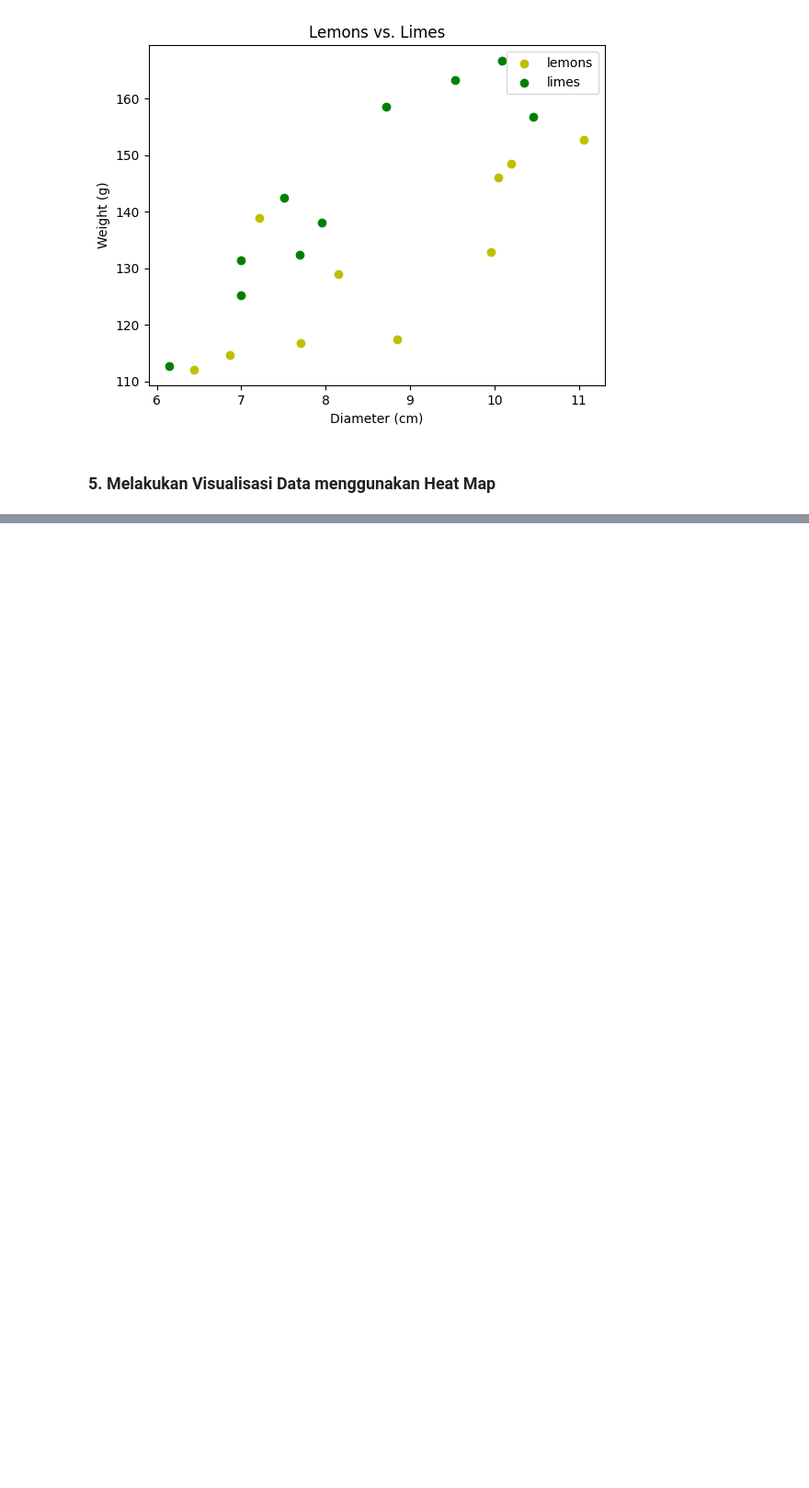
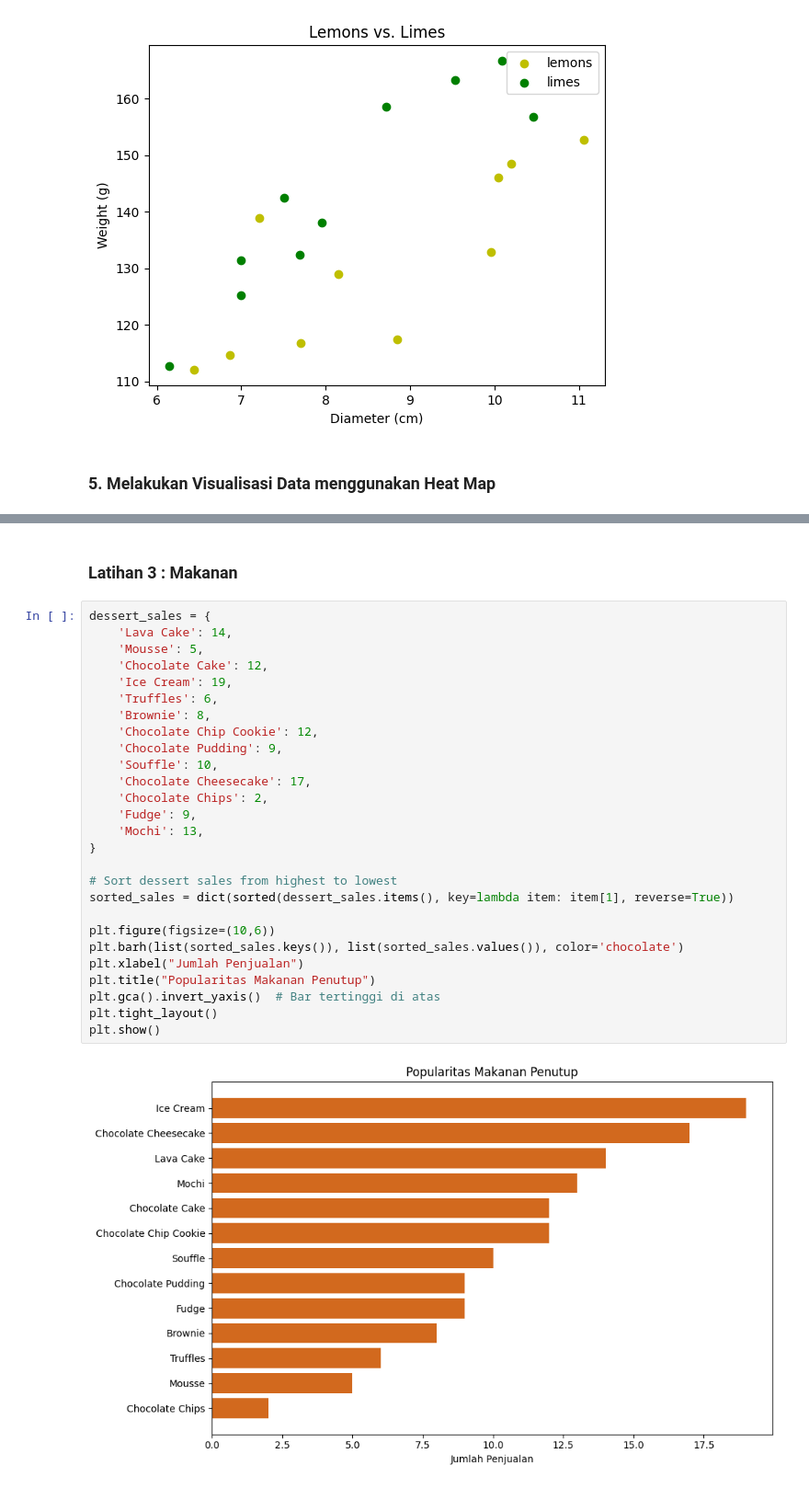
Before and after one commit to Radityaz/2025_AI_TI1B, a Jupyter notebook: RikoAdityaZaki_AI_06.ipynb, the cells around one changed output, grey strips where cells are left out. Shown: that part at 92% size. Cells and saved outputs as stored; diff of their text form; blank space fills up the shorter version.

```diff
--- a/RikoAdityaZaki_AI_06.ipynb
+++ b/RikoAdityaZaki_AI_06.ipynb
@@ -111,0 +200,31 @@ months = ['J', 'F', 'M', 'A', 'M', 'J', 'J', 'A', 'S', 'O', 'N', 'D']
+# %% [markdown]
+### Latihan 3 : Makanan
+# %%
+dessert_sales = {
+    'Lava Cake': 14,
+    'Mousse': 5,
+    'Chocolate Cake': 12,
+    'Ice Cream': 19,
+    'Truffles': 6,
+    'Brownie': 8,
+    'Chocolate Chip Cookie': 12,
+    'Chocolate Pudding': 9,
+    'Souffle': 10,
+    'Chocolate Cheesecake': 17,
+    'Chocolate Chips': 2,
+    'Fudge': 9,
+    'Mochi': 13,
+}
+
+# Sort dessert sales from highest to lowest
+sorted_sales = dict(sorted(dessert_sales.items(), key=lambda item: item[1], reverse=True))
+
+plt.figure(figsize=(10,6))
+plt.barh(list(sorted_sales.keys()), list(sorted_sales.values()), color='chocolate')
+plt.xlabel("Jumlah Penjualan")
+plt.title("Popularitas Makanan Penutup")
+plt.gca().invert_yaxis()  # Bar tertinggi di atas
+plt.tight_layout()
+plt.show()
+# %% [output]
+[figure, added]
```
Also changed, not shown: parts of 13 cells of this notebook.
